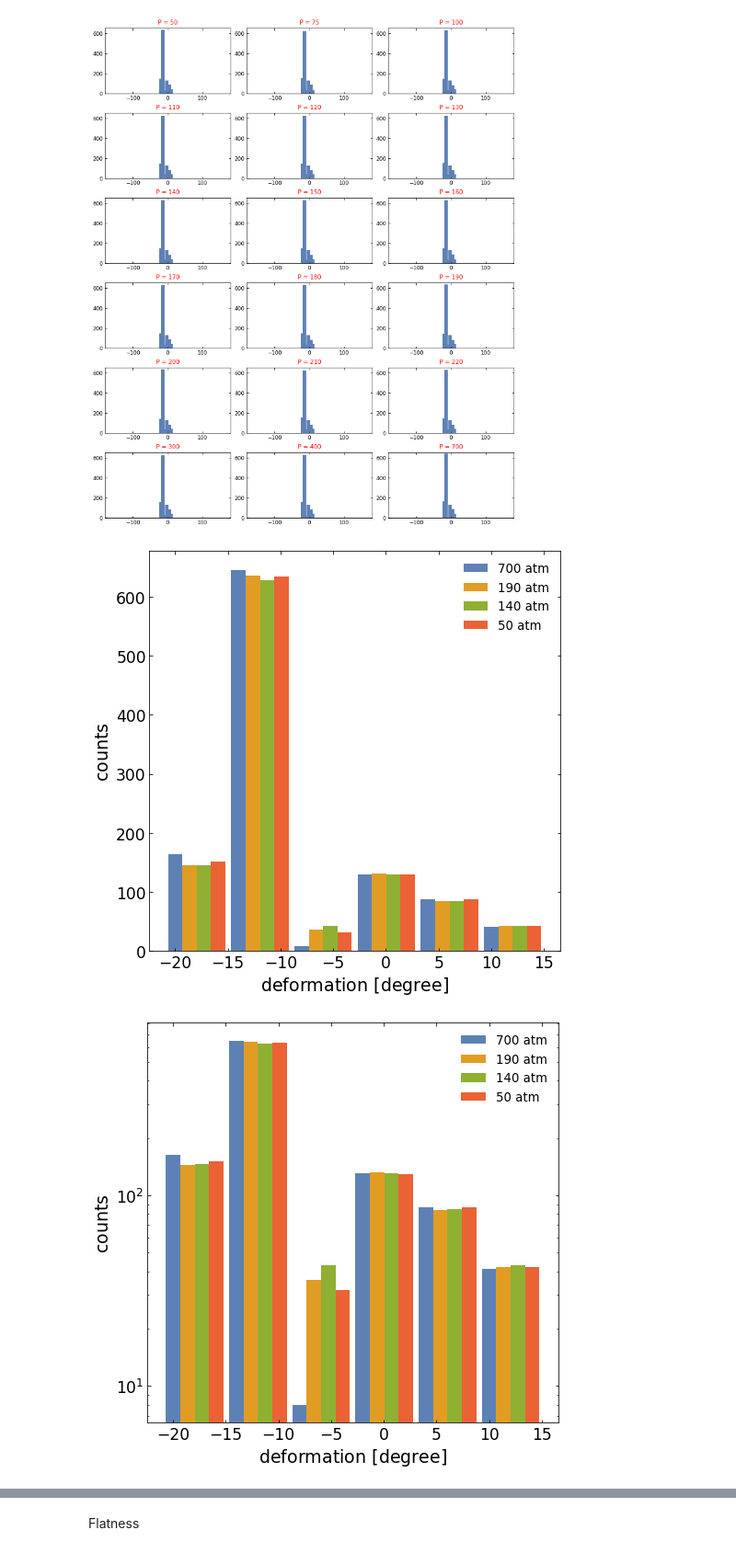
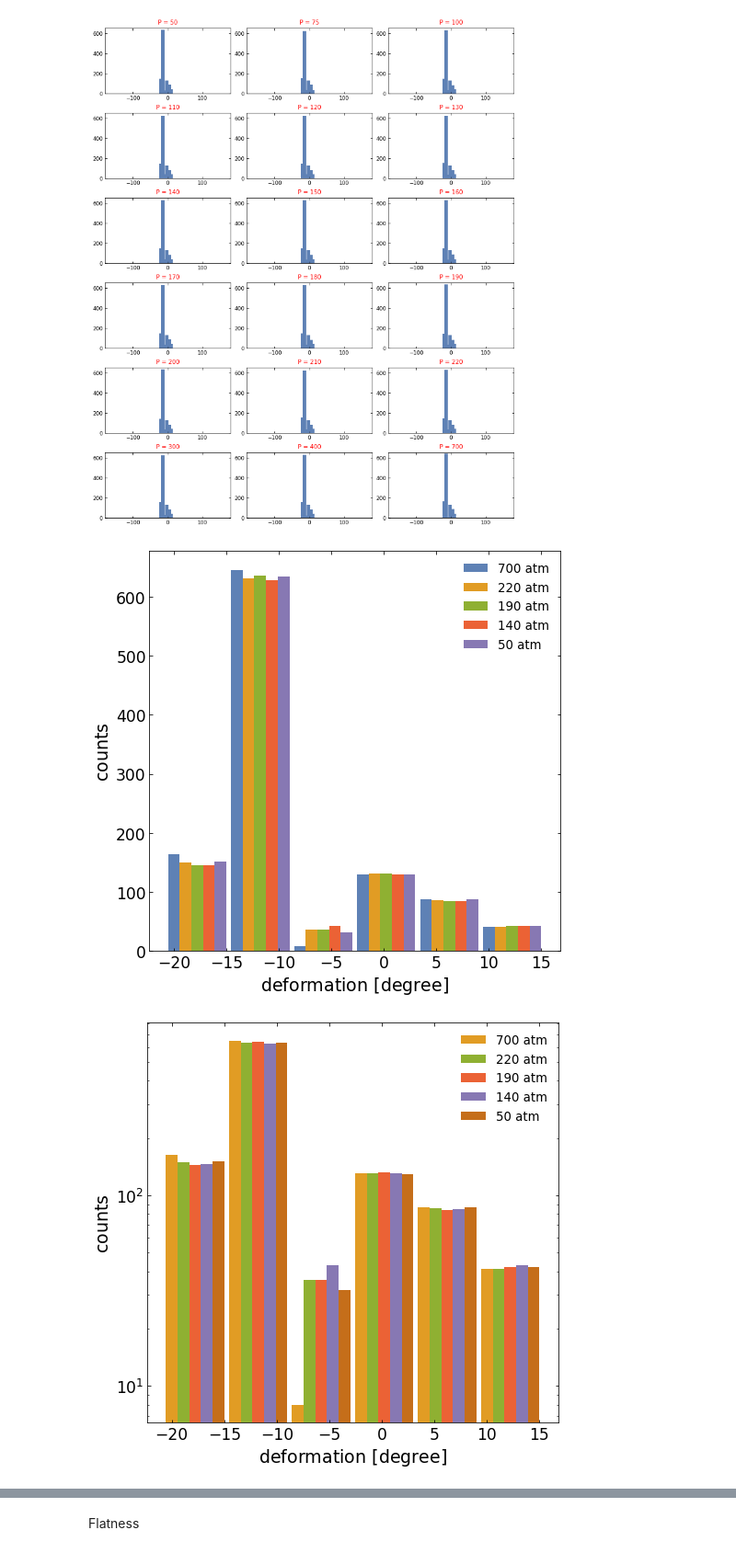
Before and after one commit to profesorperez/asphaltene_depressurization, a Jupyter notebook: asphaltene_deformations.ipynb, the cells around one changed output, grey strips where cells are left out. Shown at 92% size. Drawn from its saved outputs; the diff is of its cells as text; code cells hidden in the pictures.

```diff
--- a/asphaltene_deformations.ipynb
+++ b/asphaltene_deformations.ipynb
@@ -654,7 +676,7 @@ plt.show()
 # %% [output]
 [figure]
 # %%
-press_selection = [700, 190, 140, 50]
+press_selection = [700, 220, 190, 140, 50]
 wdt = (bend_hst[0][1][-1] - bend_hst[0][1][-2])/(len(press_selection)+0.4)
 plt.figure(figsize=(8,8))
 plt.gca().set_prop_cycle(color=colors)
@@ -669,24 +691,24 @@ plt.ylabel(r'$\mathrm{counts}$', fontsize=ft)
 plt.legend(loc='upper right', fontsize=0.7*ft, frameon=False)
 plt.show()
 # %% [output]
-[figure, old version]
+[figure, new version]
 # %%
-press_selection = [700, 190, 140, 50]
+press_selection = [700, 220, 190, 140, 50]
 wdt = (bend_hst[0][1][-1] - bend_hst[0][1][-2])/(len(press_selection)+0.4)
 plt.figure(figsize=(8,8))
-plt.gca().set_prop_cycle(color=colors)
+plt.gca().set_prop_cycle(color=colors[1:])
 i = 0
 for p in press_selection:
   plt.bar(bend_hst[pressure.index(p)][1][:-1]+wdt*i, bend_hst[pressure.index(p)][0], align='center', width=wdt, label='{:d} atm'.format(p))
   i += 1
 plt.tick_params(which='both', labelsize=0.9*ft, direction="in", right=True, top=True)
 plt.xlabel(r'$\mathrm{deformation \ [degree]}$', fontsize=ft)
 plt.ylabel(r'$\mathrm{counts}$', fontsize=ft)
 plt.yscale('log')
 plt.legend(loc='upper right', fontsize=0.7*ft, frameon=False)
 plt.show()
 # %% [output]
-[figure, old version]
+[figure, new version]
 # %%
 press_selection = [700, 220, 190, 140, 50]
 wdt = (bend_hst[0][1][-1] - bend_hst[0][1][-2])/(len(press_selection)+0.4)
```
Also changed, not shown: parts of 21 cells of this notebook.
